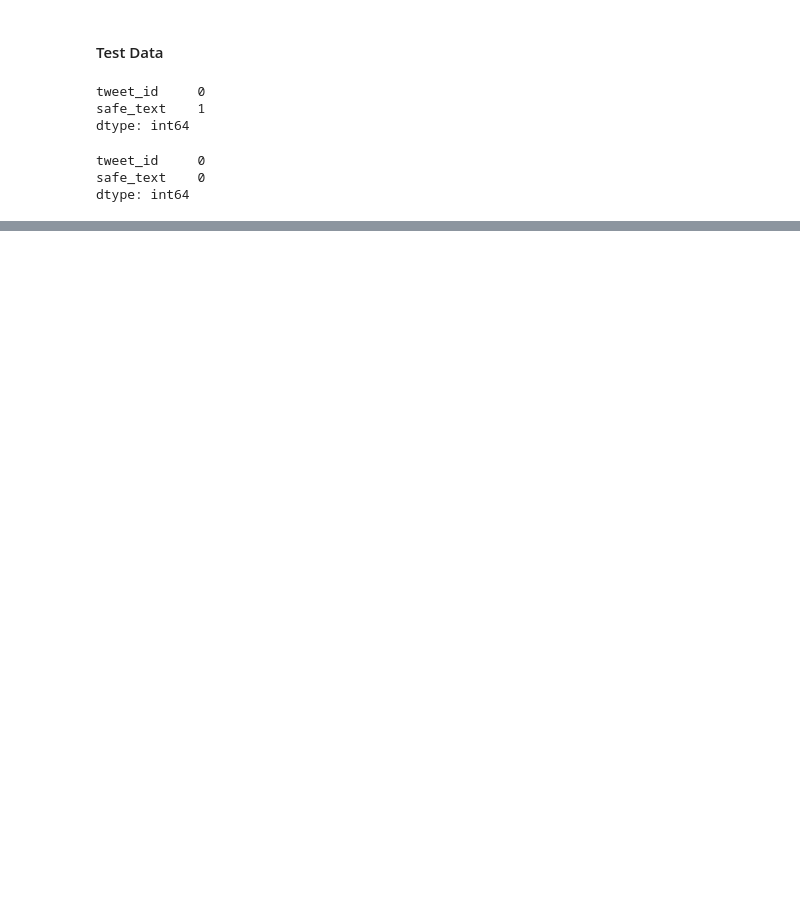
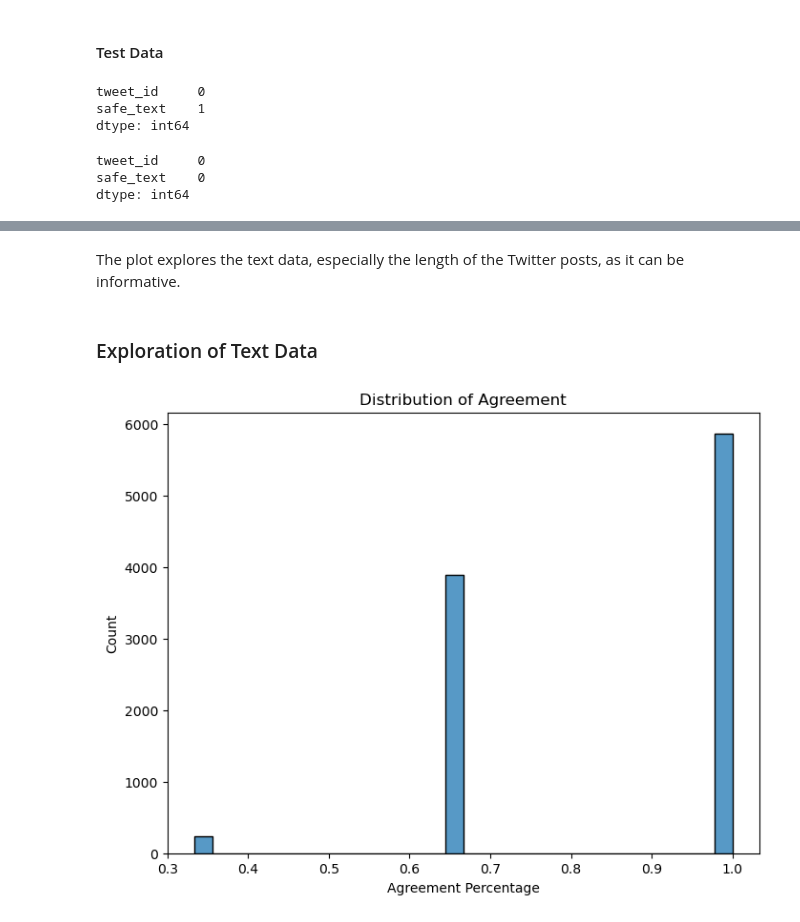
Before and after one commit to rasmodev/NLP-Vaccination-Sentiment-Analysis, a Jupyter notebook: NLP-Vaccination-Sentiment-Analysis.ipynb, the cells around one changed output, grey strips where cells are left out. Saved outputs shown, nothing was run; the diff lists cells and outputs as text; code cells hidden in the pictures; blank space fills up the shorter version.

```diff
--- a/NLP-Vaccination-Sentiment-Analysis.ipynb
+++ b/NLP-Vaccination-Sentiment-Analysis.ipynb
@@ -136,0 +191,14 @@ dtype: int64
+# %% [markdown]
+The plot explores the text data, especially the length of the Twitter posts, as it can be informative.
+# %% [markdown]
+### Exploration of Text Data
+# %%
+# Plot the distribution of agreement
+plt.figure(figsize=(8, 6))
+sns.histplot(train_df['agreement'], bins=30)
+plt.title("Distribution of Agreement")
+plt.xlabel("Agreement Percentage")
+plt.ylabel("Count")
+plt.show()
+# %% [output]
+[figure, added]
```
Also changed, not shown: parts of 51 cells of this notebook.
